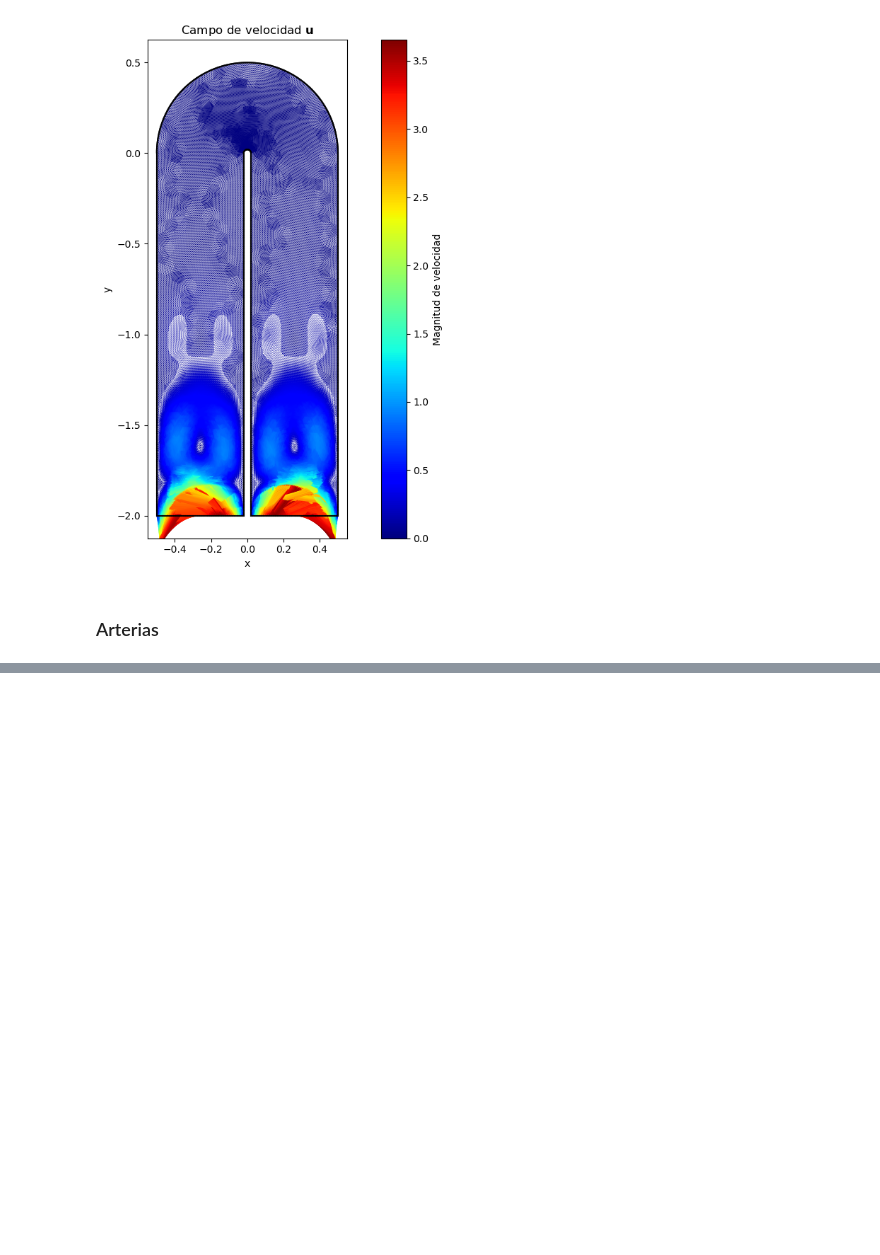
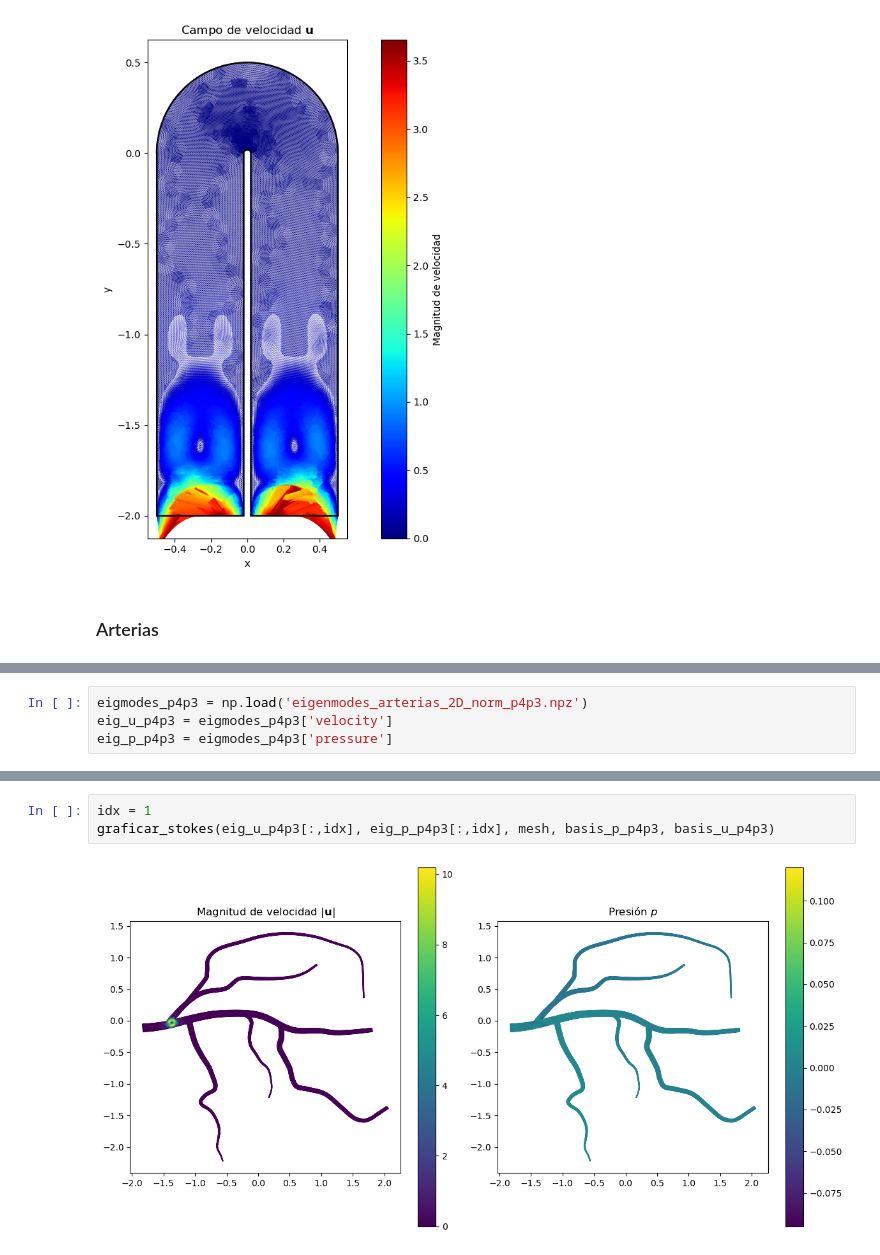
Before and after one commit to Ignacio-TG/SKFEM, a Jupyter notebook: Examples and Tests/Test_mallas/read_eigenfunctions.ipynb, the cells around one changed output, grey strips where cells are left out. Drawn from its saved outputs; the diff is of its cells as text; blank space fills up the shorter version.

```diff
--- a/Examples and Tests/Test_mallas/read_eigenfunctions.ipynb
+++ b/Examples and Tests/Test_mallas/read_eigenfunctions.ipynb
@@ -172,0 +218,4 @@ graficar_stokes(eig_u.iloc[:,3].values, eig_p.iloc[:,3].values, mesh, basis_p, b
+# %%
+eigmodes_p4p3 = np.load('eigenmodes_arterias_2D_norm_p4p3.npz')
+eig_u_p4p3 = eigmodes_p4p3['velocity']
+eig_p_p4p3 = eigmodes_p4p3['pressure']
@@ -172,0 +229,5 @@ graficar_stokes(eig_u.iloc[:,3].values, eig_p.iloc[:,3].values, mesh, basis_p, b
+# %%
+idx = 1
+graficar_stokes(eig_u_p4p3[:,idx], eig_p_p4p3[:,idx], mesh, basis_p_p4p3, basis_u_p4p3)
+# %% [output]
+[figure, added]
```
Also changed, not shown: parts of 24 cells of this notebook.
